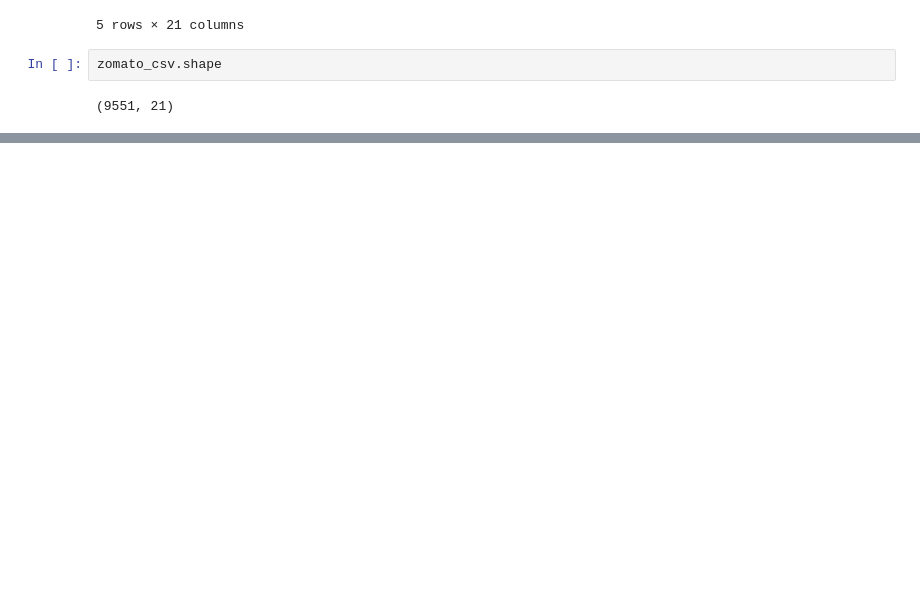
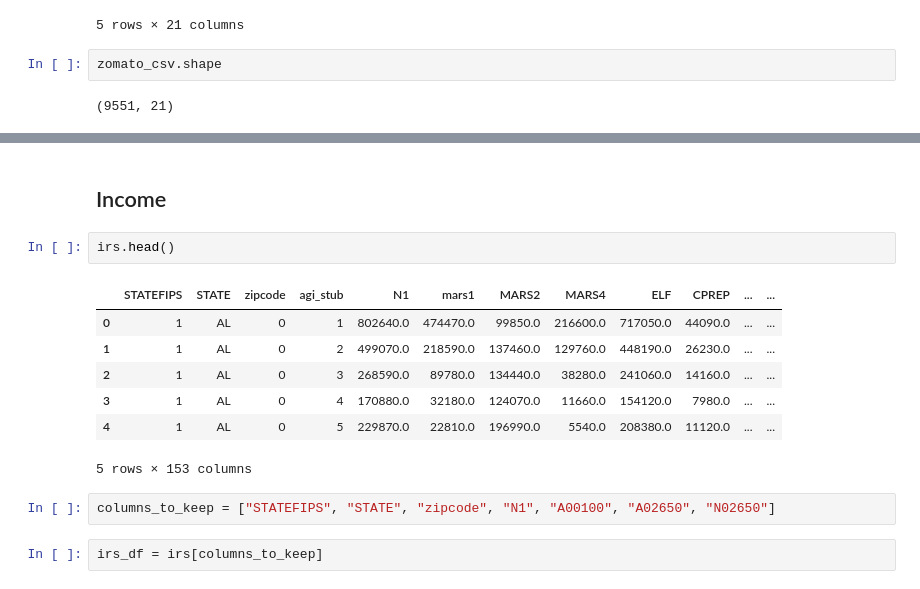
Before and after one commit to yvonneking1/socioecomics_and_your_diet, a Jupyter notebook: scratchpad.ipynb, the cells around one changed output, grey strips where cells are left out. Cells and saved outputs as stored; diff of their text form; blank space fills up the shorter version.

```diff
--- a/scratchpad.ipynb
+++ b/scratchpad.ipynb
@@ -134,0 +135,16 @@ Name: Cuisines, Length: 9551, dtype: object
+# %% [markdown]
+## Income
+# %%
+irs.head()
+# %% [output]
+|  | STATEFIPS | STATE | zipcode | agi_stub | N1 | mars1 | MARS2 | MARS4 | ELF | CPREP | ... | ... |
+| 0 | 1 | AL | 0 | 1 | 802640.0 | 474470.0 | 99850.0 | 216600.0 | 717050.0 | 44090.0 | ... | ... |
+| 1 | 1 | AL | 0 | 2 | 499070.0 | 218590.0 | 137460.0 | 129760.0 | 448190.0 | 26230.0 | ... | ... |
+| 2 | 1 | AL | 0 | 3 | 268590.0 | 89780.0 | 134440.0 | 38280.0 | 241060.0 | 14160.0 | ... | ... |
+| 3 | 1 | AL | 0 | 4 | 170880.0 | 32180.0 | 124070.0 | 11660.0 | 154120.0 | 7980.0 | ... | ... |
+| 4 | 1 | AL | 0 | 5 | 229870.0 | 22810.0 | 196990.0 | 5540.0 | 208380.0 | 11120.0 | ... | ... |
+5 rows × 153 columns
+# %%
+columns_to_keep = ["STATEFIPS", "STATE", "zipcode", "N1", "A00100", "A02650", "N02650"]
+# %%
+irs_df = irs[columns_to_keep]
```
Also changed, not shown: parts of 18 cells of this notebook.
